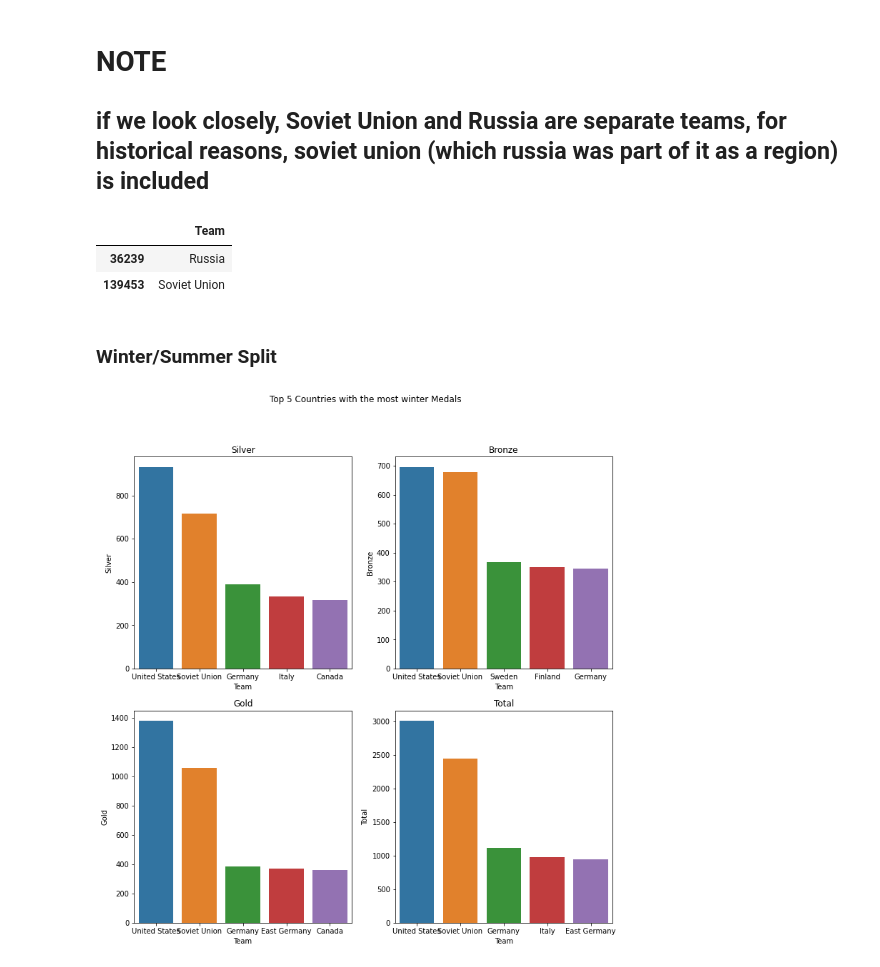
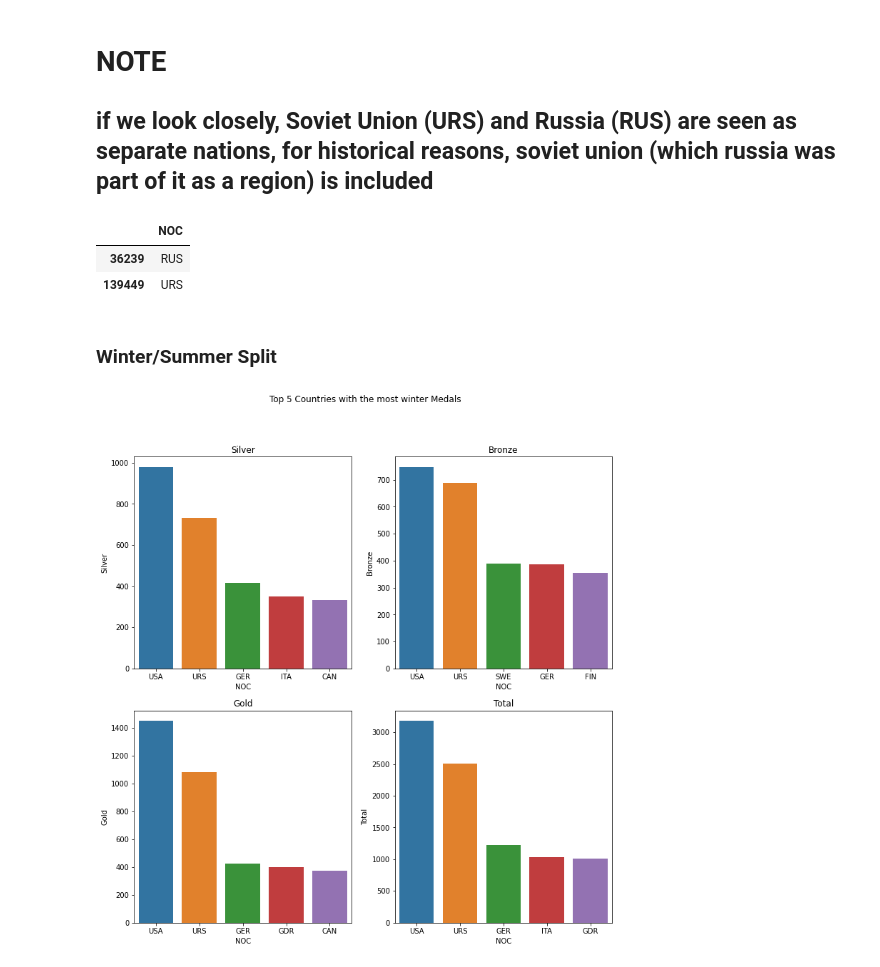
Before and after one commit to vitaminsofsalem/Data_Engineering_Milestone_1, a Jupyter notebook: TopCountriesInMedalsWon.ipynb, the cells around one changed output. Saved outputs shown, nothing was run; the diff lists cells and outputs as text; code cells hidden in the pictures.

Commit message:
used NOC instead of Teams in aggregation

```diff
--- a/TopCountriesInMedalsWon.ipynb
+++ b/TopCountriesInMedalsWon.ipynb
@@ -20,16 +20,3 @@ noc_medals = pd.read_csv('./data/medals_noc_integrated.csv')
 games = pd.read_csv('./data/athlete_events.csv')[["Games","Year"]].drop_duplicates(subset=["Games","Year"])
 
 noc_medals_games = noc_medals.merge(right=games,on="Year")
-
-fig,axes = plt.subplots(nrows=2,ncols=2,figsize=(12,12))
-axes=axes.flatten()
-
-
-fig.suptitle("Top 5 Countries with the most medals")
-
-medals = ["Silver","Bronze","Gold","Total"]
-
-for i,m in enumerate(medals):
-    medals_top_5 = noc_medals_games.groupby("Team").sum().sort_values(m,ascending=0)[:5]
-    axes[i].set_title(m)
-    sns.barplot(ax=axes[i],data=medals_top_5,x=medals_top_5.index,y=m)
@@ -37,0 +23,14 @@ for i,m in enumerate(medals):
+# %%
+noc_medals_games
+fig,axes = plt.subplots(nrows=2,ncols=2,figsize=(12,12))
+axes=axes.flatten()
+
+
+fig.suptitle("Top 5 Countries with the most medals")
+
+medals = ["Silver","Bronze","Gold","Total"]
+
+for i,m in enumerate(medals):
+    medals_top_5 = noc_medals_games.groupby("NOC").sum().sort_values(m,ascending=0)[:5]
+    axes[i].set_title(m)
+    sns.barplot(ax=axes[i],data=medals_top_5,x=medals_top_5.index,y=m)
@@ -38,12 +39,12 @@ for i,m in enumerate(medals):
 # %% [markdown]
 # NOTE
-## if we look closely, Soviet Union and Russia are separate teams, for historical reasons, soviet union (which russia was part of it as a region) is included
+## if we look closely, Soviet Union (URS) and Russia (RUS) are seen as separate nations, for historical reasons, soviet union (which russia was part of it as a region) is included
 # %%
-noc_medals_games[['Team']].query('Team=="Soviet Union" or Team=="Russia"').drop_duplicates()
+noc_medals_games[['NOC']].query('NOC=="URS" or NOC=="RUS"').drop_duplicates()
 # %% [output]
-|  | Team |
-| 36239 | Russia |
-| 139453 | Soviet Union |
+|  | NOC |
+| 36239 | RUS |
+| 139449 | URS |
 # %% [markdown]
 ### Winter/Summer Split
 # %%
@@ -53,16 +54,16 @@ summer= noc_medals_games[noc_medals_games["Games"].str.contains("Summer")]
 # %%
 fig,axes = plt.subplots(nrows=2,ncols=2,figsize=(12,12))
 axes=axes.flatten()
 fig.suptitle("Top 5 Countries with the most winter Medals")
 
 medals = ["Silver","Bronze","Gold","Total"]
 
 for i,m in enumerate(medals):
-    medals_top_5 = winter.groupby("Team").sum().sort_values(m,ascending=0)[:5]
+    medals_top_5 = winter.groupby("NOC").sum().sort_values(m,ascending=0)[:5]
     axes[i].set_title(m)
     sns.barplot(ax=axes[i],data=medals_top_5,x=medals_top_5.index,y=m)
 # %% [output]
-[figure, old version]
+[figure, new version]
 # %%
 
 fig,axes = plt.subplots(nrows=2,ncols=2,figsize=(12,12))
```
Also changed, not shown: parts of 8 cells of this notebook.
